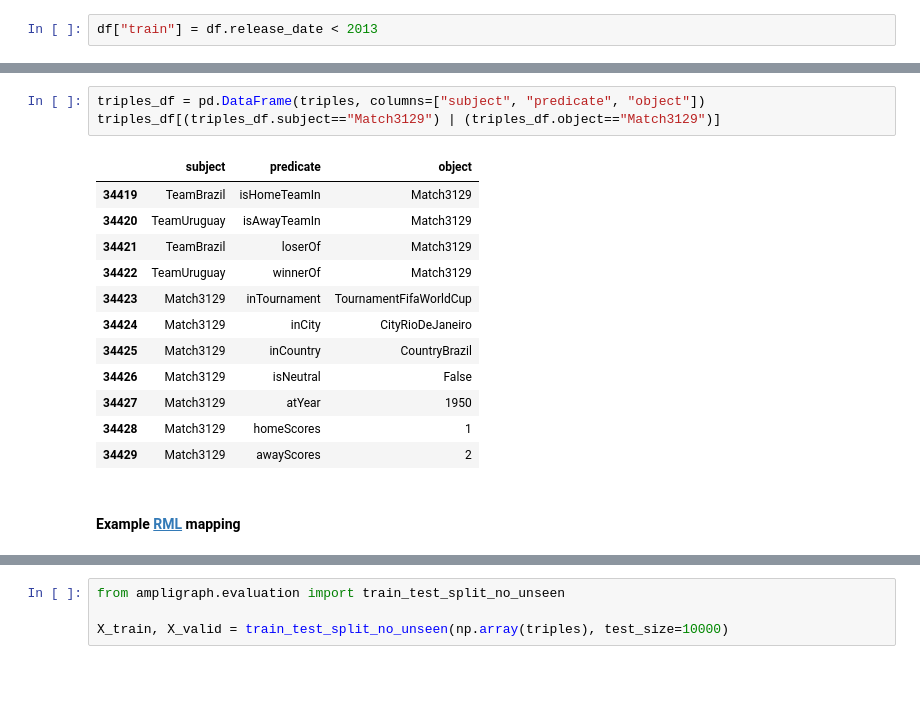
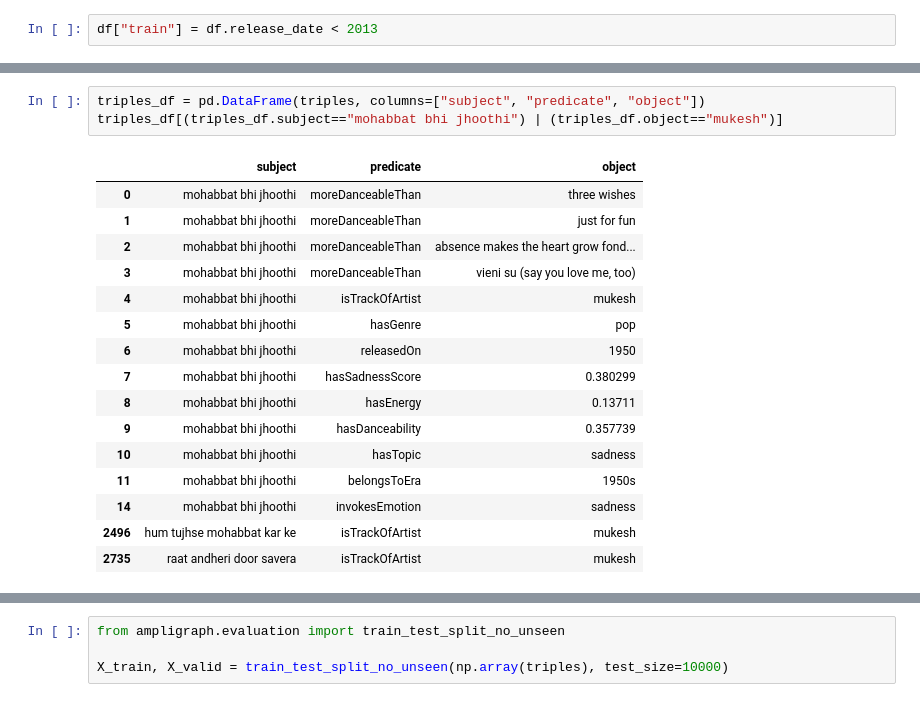
Before and after one commit to amphyxs/know-graphs-cw, a Jupyter notebook: embeddings.ipynb, the cells around one changed output, grey strips where cells are left out. Saved outputs shown, nothing was run; the diff lists cells and outputs as text; blank space fills up the shorter version.

```diff
--- a/embeddings.ipynb
+++ b/embeddings.ipynb
@@ -109,18 +152,20 @@ The whole graph related to this match can be summarised by the triples below:
 # %%
 triples_df = pd.DataFrame(triples, columns=["subject", "predicate", "object"])
-triples_df[(triples_df.subject=="Match3129") | (triples_df.object=="Match3129")]
+triples_df[(triples_df.subject=="mohabbat bhi jhoothi") | (triples_df.object=="mukesh")]
 # %% [output]
 |  | subject | predicate | object |
-| 34419 | TeamBrazil | isHomeTeamIn | Match3129 |
-| 34420 | TeamUruguay | isAwayTeamIn | Match3129 |
-| 34421 | TeamBrazil | loserOf | Match3129 |
-| 34422 | TeamUruguay | winnerOf | Match3129 |
-| 34423 | Match3129 | inTournament | TournamentFifaWorldCup |
-| 34424 | Match3129 | inCity | CityRioDeJaneiro |
-| 34425 | Match3129 | inCountry | CountryBrazil |
-| 34426 | Match3129 | isNeutral | False |
-| 34427 | Match3129 | atYear | 1950 |
-| 34428 | Match3129 | homeScores | 1 |
-| 34429 | Match3129 | awayScores | 2 |
+| 0 | mohabbat bhi jhoothi | moreDanceableThan | three wishes |
+| 1 | mohabbat bhi jhoothi | moreDanceableThan | just for fun |
+| 2 | mohabbat bhi jhoothi | moreDanceableThan | absence makes the heart grow fond... |
+| 3 | mohabbat bhi jhoothi | moreDanceableThan | vieni su (say you love me, too) |
+| 4 | mohabbat bhi jhoothi | isTrackOfArtist | mukesh |
+| 5 | mohabbat bhi jhoothi | hasGenre | pop |
+| 6 | mohabbat bhi jhoothi | releasedOn | 1950 |
+| 7 | mohabbat bhi jhoothi | hasSadnessScore | 0.380299 |
+| 8 | mohabbat bhi jhoothi | hasEnergy | 0.13711 |
+| 9 | mohabbat bhi jhoothi | hasDanceability | 0.357739 |
+| 10 | mohabbat bhi jhoothi | hasTopic | sadness |
+| 11 | mohabbat bhi jhoothi | belongsToEra | 1950s |
+| 14 | mohabbat bhi jhoothi | invokesEmotion | sadness |
+| 2496 | hum tujhse mohabbat kar ke | isTrackOfArtist | mukesh |
+| 2735 | raat andheri door savera | isTrackOfArtist | mukesh |
-# %% [markdown]
-#### Example [RML](https://rml.io/) mapping
```
Also changed, not shown: parts of 28 cells of this notebook, 1 other file.
